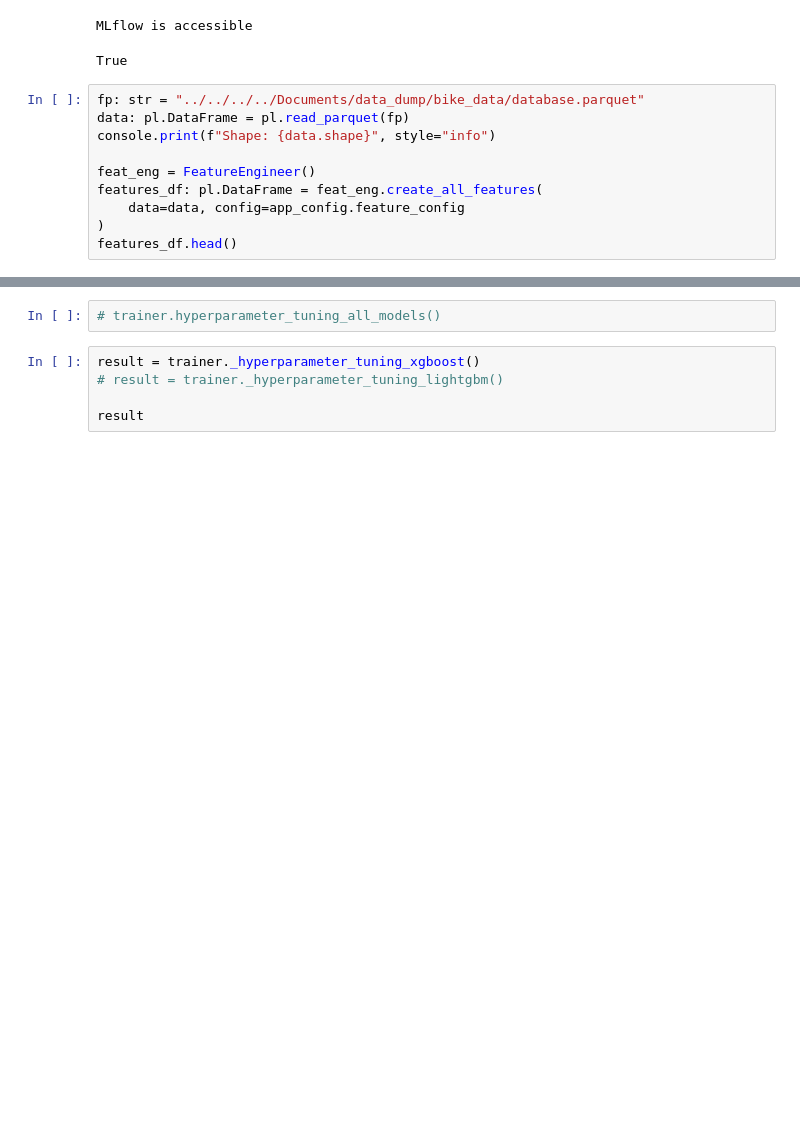
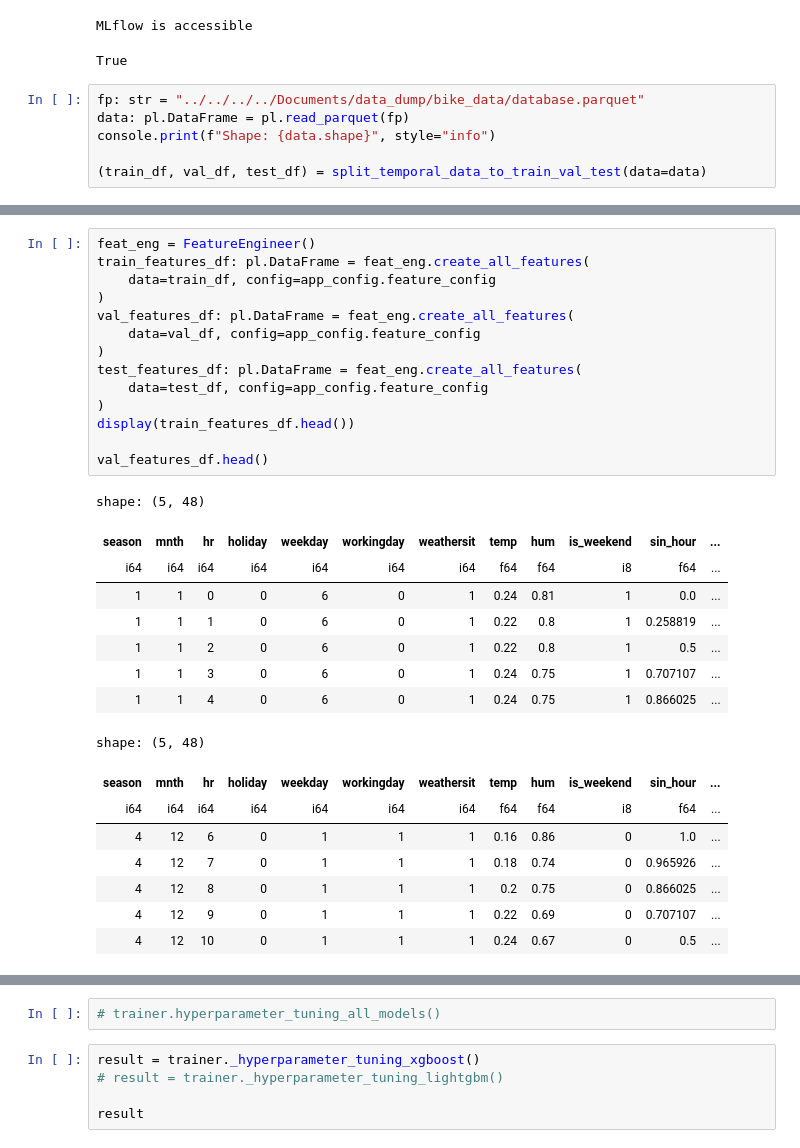
Before and after one commit to chineidu/Bike-Rental-Prediction, a Jupyter notebook: notebooks/00-lab.ipynb, the cells around one changed output, grey strips where cells are left out. Saved outputs shown, nothing was run; the diff lists cells and outputs as text; blank space fills up the shorter version.

Commit message:
[fix] Added: data splitting before feature generation; decoupled training class; fixed task for registering best model

```diff
--- a/notebooks/00-lab.ipynb
+++ b/notebooks/00-lab.ipynb
@@ -174,10 +290,6 @@ fp: str = "../../../../Documents/data_dump/bike_data/database.parquet"
 data: pl.DataFrame = pl.read_parquet(fp)
 console.print(f"Shape: {data.shape}", style="info")
 
-feat_eng = FeatureEngineer()
-features_df: pl.DataFrame = feat_eng.create_all_features(
-    data=data, config=app_config.feature_config
-)
-features_df.head()
+(train_df, val_df, test_df) = split_temporal_data_to_train_val_test(data=data)
 # %% [output]
 Shape: (13903, 16)
@@ -281,0 +297,31 @@ Trial 1: Mean RMSE = 65.43
+# %%
+feat_eng = FeatureEngineer()
+train_features_df: pl.DataFrame = feat_eng.create_all_features(
+    data=train_df, config=app_config.feature_config
+)
+val_features_df: pl.DataFrame = feat_eng.create_all_features(
+    data=val_df, config=app_config.feature_config
+)
+test_features_df: pl.DataFrame = feat_eng.create_all_features(
+    data=test_df, config=app_config.feature_config
+)
+display(train_features_df.head())
+
+val_features_df.head()
+# %% [output]
+shape: (5, 48)
+| season | mnth | hr | holiday | weekday | workingday | weathersit | temp | hum | is_weekend | sin_hour | ... |
+| i64 | i64 | i64 | i64 | i64 | i64 | i64 | f64 | f64 | i8 | f64 | ... |
+| 1 | 1 | 0 | 0 | 6 | 0 | 1 | 0.24 | 0.81 | 1 | 0.0 | ... |
+| 1 | 1 | 1 | 0 | 6 | 0 | 1 | 0.22 | 0.8 | 1 | 0.258819 | ... |
+| 1 | 1 | 2 | 0 | 6 | 0 | 1 | 0.22 | 0.8 | 1 | 0.5 | ... |
+| 1 | 1 | 3 | 0 | 6 | 0 | 1 | 0.24 | 0.75 | 1 | 0.707107 | ... |
+| 1 | 1 | 4 | 0 | 6 | 0 | 1 | 0.24 | 0.75 | 1 | 0.866025 | ... |
+shape: (5, 48)
+| season | mnth | hr | holiday | weekday | workingday | weathersit | temp | hum | is_weekend | sin_hour | ... |
+| i64 | i64 | i64 | i64 | i64 | i64 | i64 | f64 | f64 | i8 | f64 | ... |
+| 4 | 12 | 6 | 0 | 1 | 1 | 1 | 0.16 | 0.86 | 0 | 1.0 | ... |
+| 4 | 12 | 7 | 0 | 1 | 1 | 1 | 0.18 | 0.74 | 0 | 0.965926 | ... |
+| 4 | 12 | 8 | 0 | 1 | 1 | 1 | 0.2 | 0.75 | 0 | 0.866025 | ... |
+| 4 | 12 | 9 | 0 | 1 | 1 | 1 | 0.22 | 0.69 | 0 | 0.707107 | ... |
+| 4 | 12 | 10 | 0 | 1 | 1 | 1 | 0.24 | 0.67 | 0 | 0.5 | ... |
```
Also changed, not shown: parts of 17 cells of this notebook, 5 other files.
